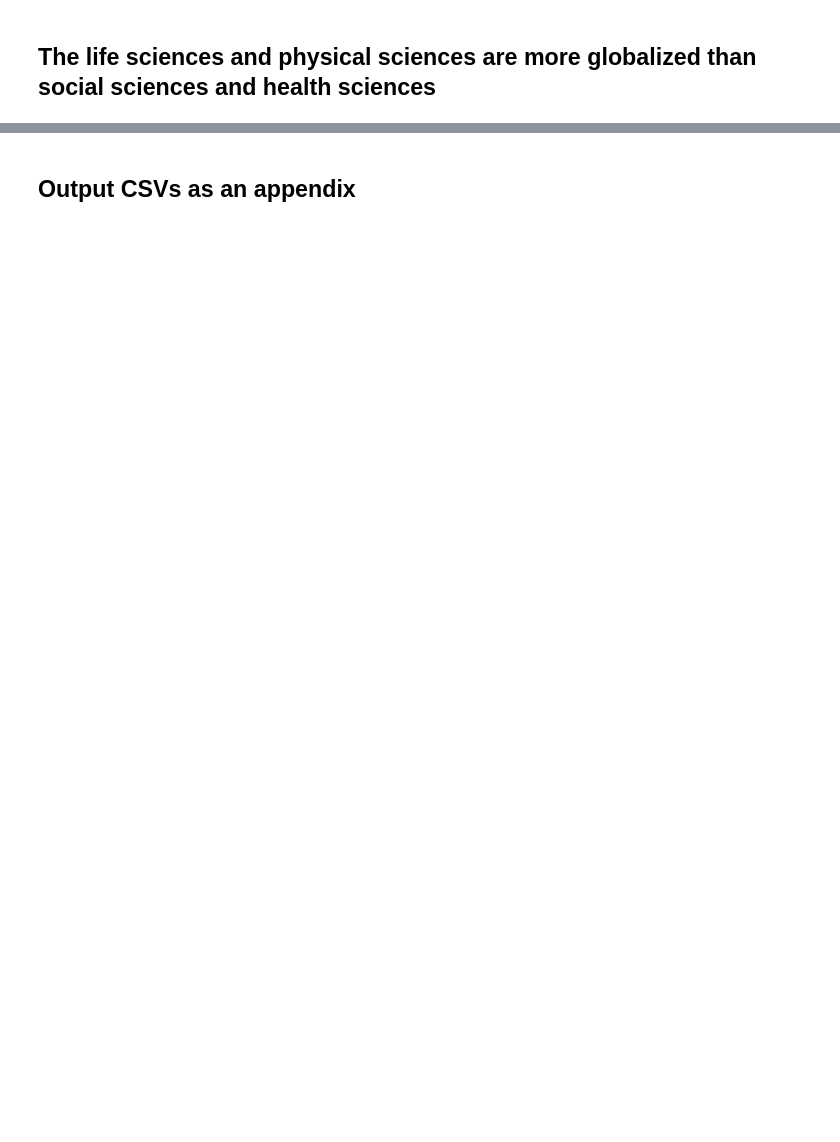
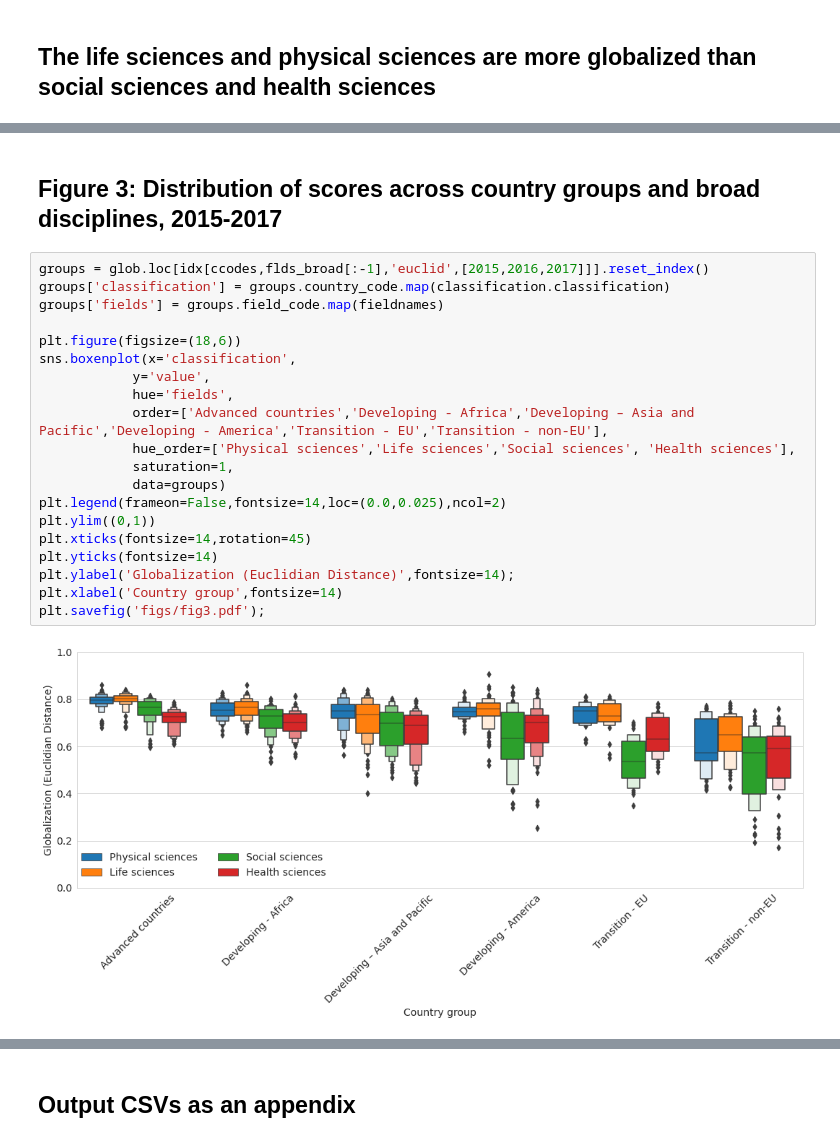
Before and after one commit to vitekzkytek/GlobalizationPaper, a Jupyter notebook: Phase5_Paper/PaperResults.ipynb, the cells around one changed output, grey strips where cells are left out. Saved outputs shown, nothing was run; the diff lists cells and outputs as text; blank space fills up the shorter version.

```diff
--- a/Phase5_Paper/PaperResults.ipynb
+++ b/Phase5_Paper/PaperResults.ipynb
@@ -344,0 +162,24 @@ pl
+# %% [markdown]
+## Figure 3: Distribution of scores across country groups and broad disciplines, 2015-2017
+# %%
+groups = glob.loc[idx[ccodes,flds_broad[:-1],'euclid',[2015,2016,2017]]].reset_index()
+groups['classification'] = groups.country_code.map(classification.classification)
+groups['fields'] = groups.field_code.map(fieldnames)
+
+plt.figure(figsize=(18,6))
+sns.boxenplot(x='classification',
+            y='value',
+            hue='fields',
+            order=['Advanced countries','Developing - Africa','Developing – Asia and Pacific','Developing - America','Transition - EU','Transition - non-EU'],
+            hue_order=['Physical sciences','Life sciences','Social sciences', 'Health sciences'],
+            saturation=1,
+            data=groups)
+plt.legend(frameon=False,fontsize=14,loc=(0.0,0.025),ncol=2)
+plt.ylim((0,1))
+plt.xticks(fontsize=14,rotation=45)
+plt.yticks(fontsize=14)
+plt.ylabel('Globalization (Euclidian Distance)',fontsize=14);
+plt.xlabel('Country group',fontsize=14)
+plt.savefig('figs/fig3.pdf');
+# %% [output]
+[figure, added]
```
Also changed, not shown: parts of 35 cells of this notebook, 16 other files.
